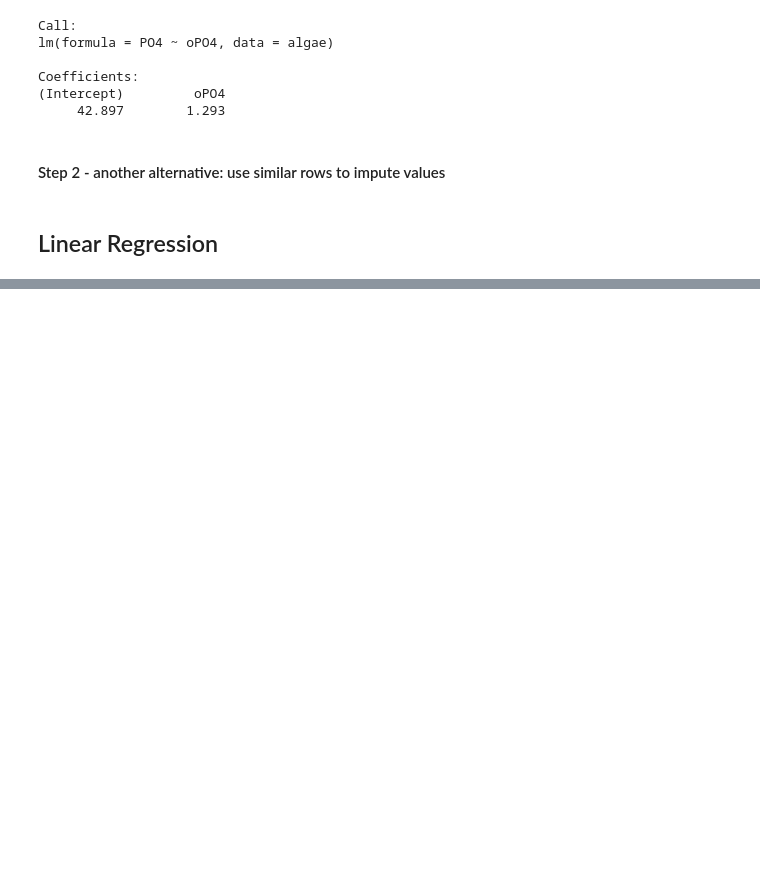
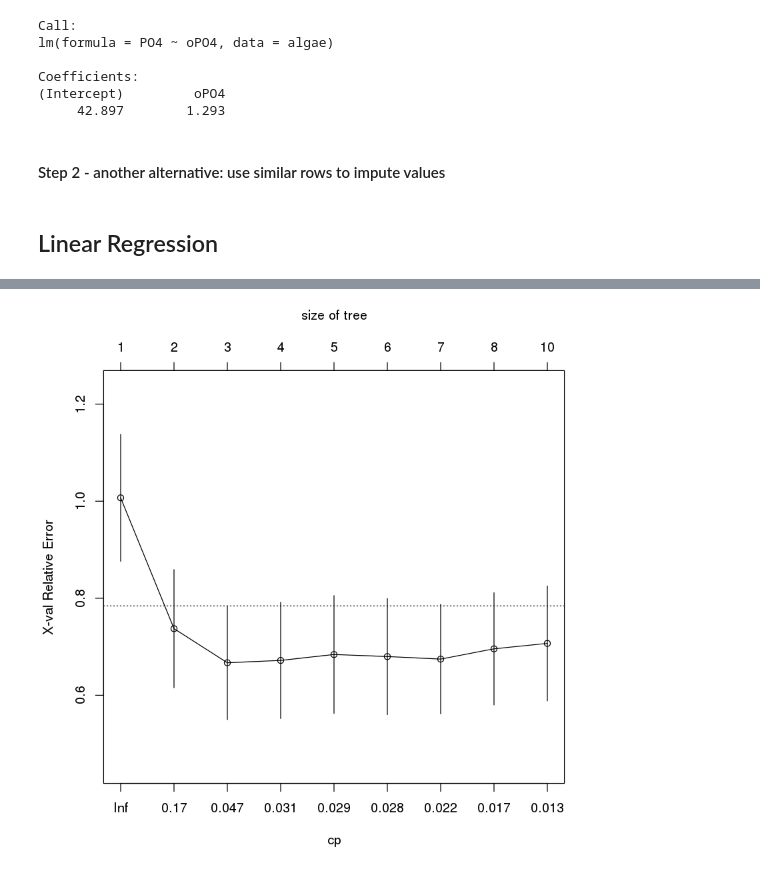
Before and after one commit to skeydan/data-mining-with-R, a Jupyter notebook: DMwR_algae.ipynb, the cells around one changed output, grey strips where cells are left out. Saved outputs shown, nothing was run; the diff lists cells and outputs as text; code cells hidden in the pictures; blank space fills up the shorter version.

```diff
--- a/DMwR_algae.ipynb
+++ b/DMwR_algae.ipynb
@@ -360,0 +613,4 @@ clean.algae <- knnImputation(algae, k = 10)
+# %%
+plotcp(rt.a1)
+# %% [output]
+[figure, added]
```
Also changed, not shown: parts of 49 cells of this notebook.
